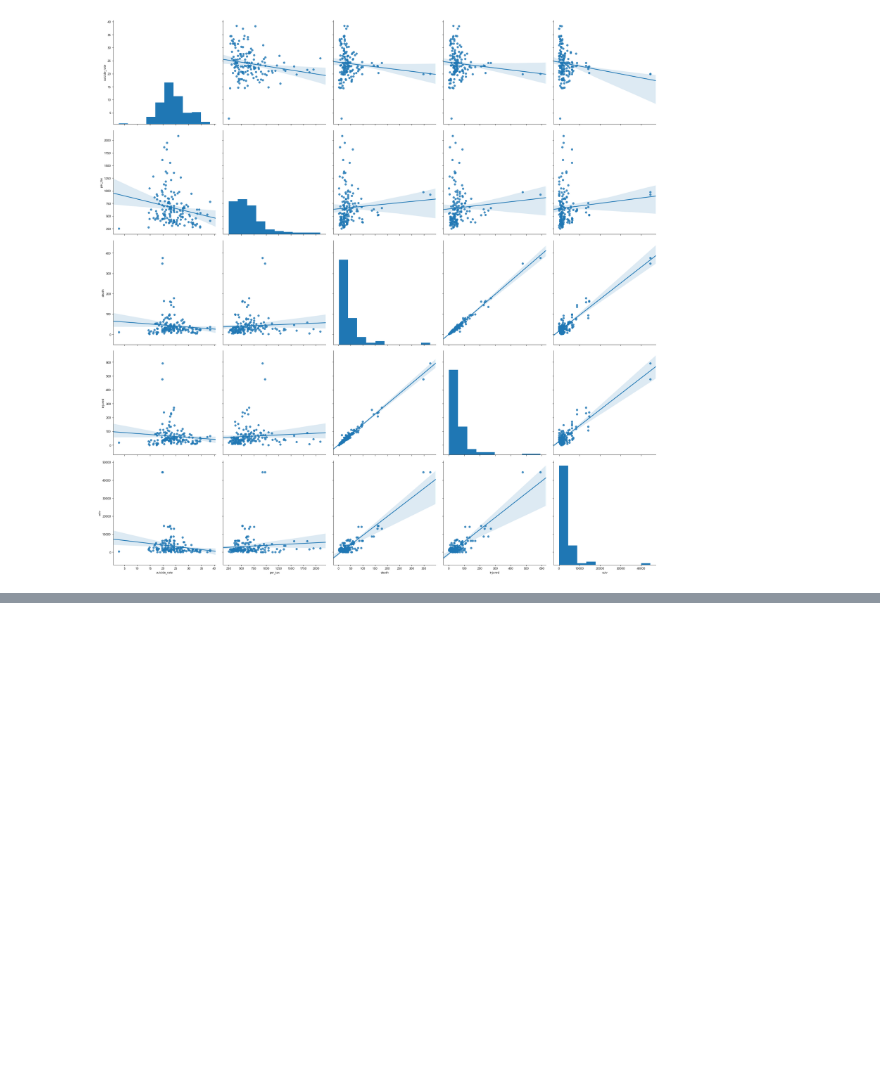
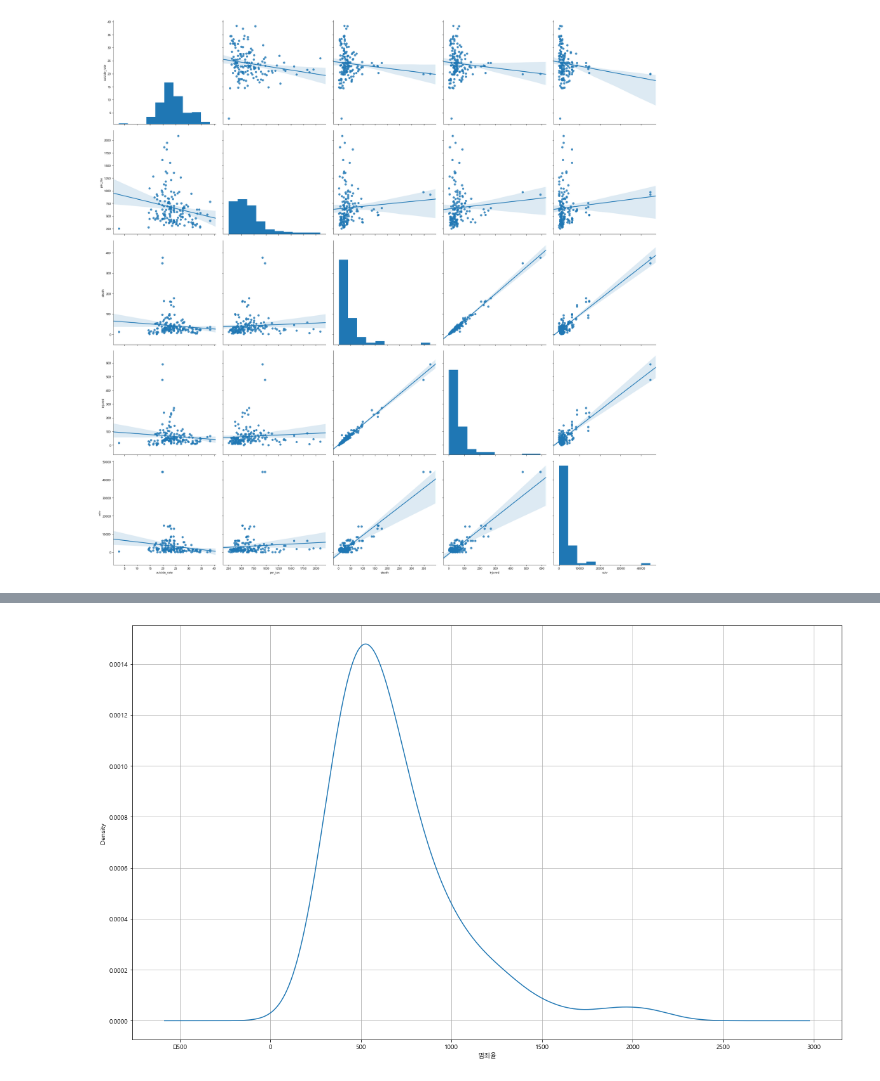
Before and after one commit to pci2676/db_pjt, a Jupyter notebook: DBP_ds.ipynb, the cells around one changed output, grey strips where cells are left out. Drawn from its saved outputs; the diff is of its cells as text; code cells hidden in the pictures; blank space fills up the shorter version.

```diff
--- a/DBP_ds.ipynb
+++ b/DBP_ds.ipynb
@@ -622,2 +625,9 @@ plt.show()
+# %%
+#Crime Rates
+data_2016['per_tax'].sort_values().plot(kind='kde',grid=True, figsize=(20,12))
+plt.xlabel('범죄율')
+plt.show()
+# %% [output]
+[figure, added]
 # %%
 #per Tax
```
Also changed, not shown: parts of 6 cells of this notebook, 3 other files.
